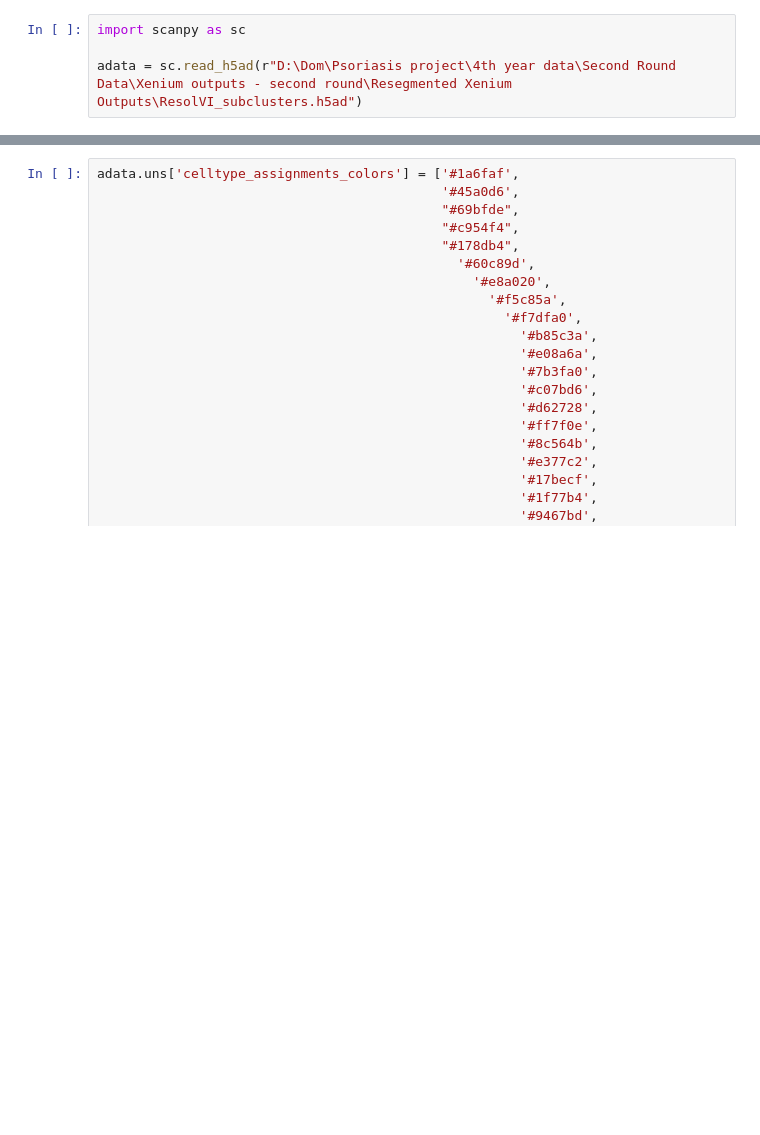
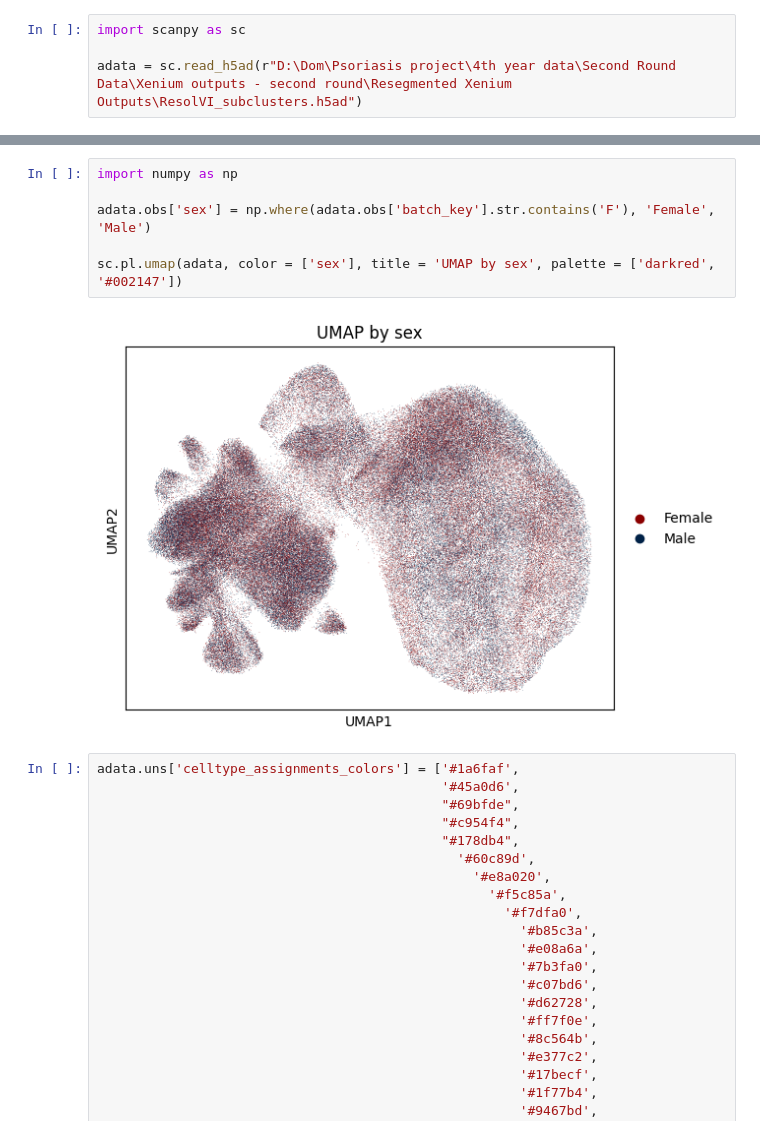
Before and after one commit to DominicBuxton/iMSC_Xenium_Phenocycler_Analysis, a Jupyter notebook: Graphs_Figures_Stats/QC_Integration_Assignment_figure/Pre-post-resolvi.ipynb, the cells around one changed output, grey strips where cells are left out. Cells and saved outputs as stored; diff of their text form; blank space fills up the shorter version.

```diff
--- a/Graphs_Figures_Stats/QC_Integration_Assignment_figure/Pre-post-resolvi.ipynb
+++ b/Graphs_Figures_Stats/QC_Integration_Assignment_figure/Pre-post-resolvi.ipynb
@@ -25,3 +151,11 @@ sc.pl.umap(adata, color = ['condition'], title = 'Post-Integration')
+# %%
+import numpy as np
+
+adata.obs['sex'] = np.where(adata.obs['batch_key'].str.contains('F'), 'Female', 'Male')
+
+sc.pl.umap(adata, color = ['sex'], title = 'UMAP by sex', palette = ['darkred', '#002147'])
+# %% [output]
+[figure, added]
 # %%
 adata.uns['celltype_assignments_colors'] = ['#1a6faf',
                                             '#45a0d6',
```
Also changed, not shown: parts of 5 cells of this notebook.
